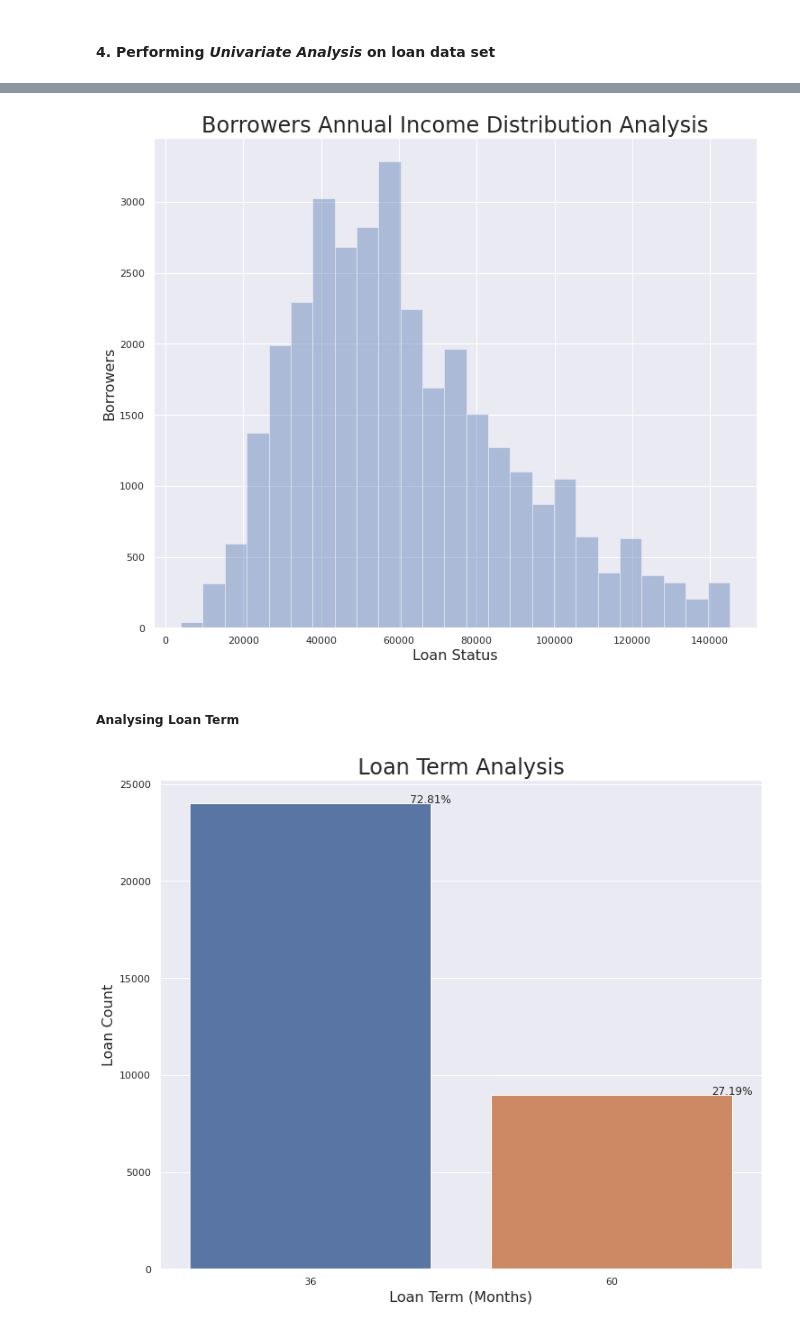
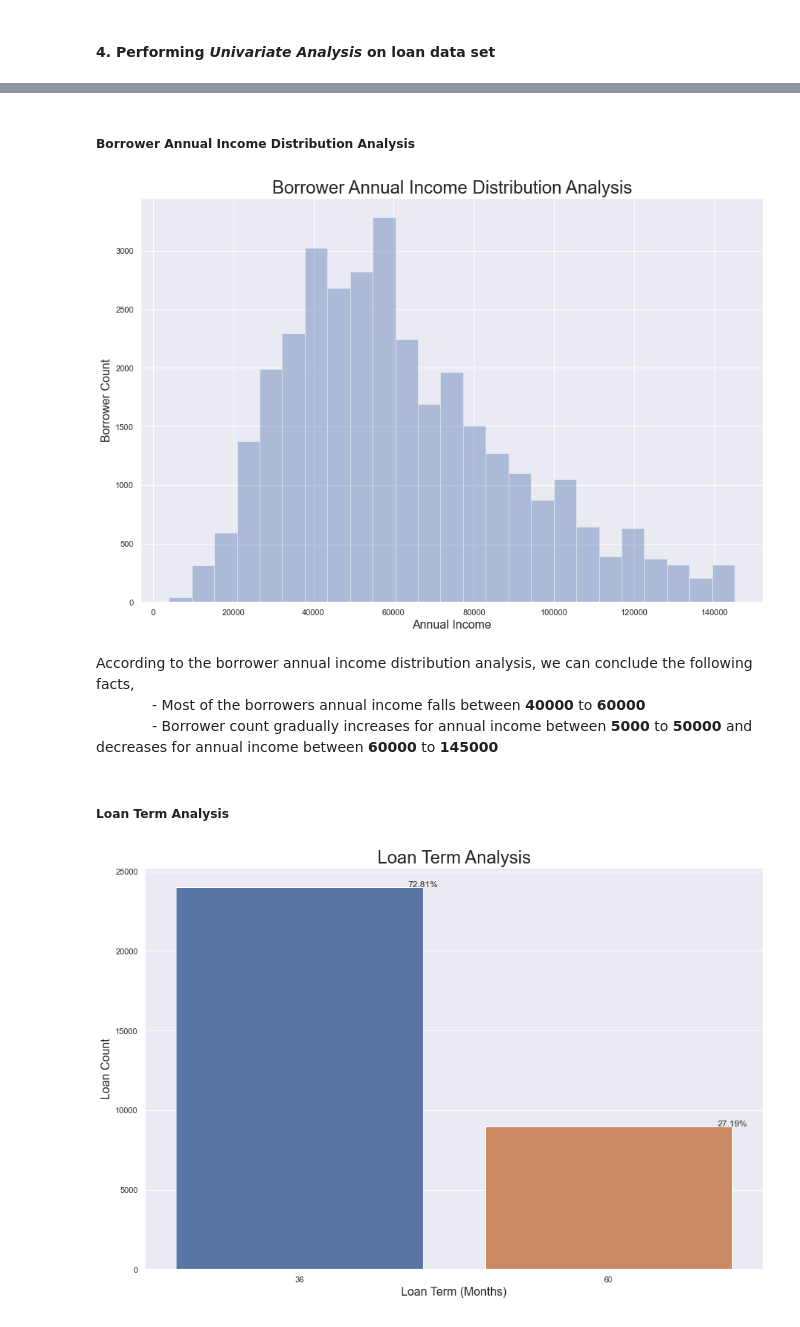
Before and after one commit to edwinttmm/LendingClubCaseStudy, a Jupyter notebook: LendingClubCaseStudySolution.ipynb, the cells around one changed output, grey strips where cells are left out. Saved outputs shown, nothing was run; the diff lists cells and outputs as text; code cells hidden in the pictures.

```diff
--- a/LendingClubCaseStudySolution.ipynb
+++ b/LendingClubCaseStudySolution.ipynb
@@ -293,7 +293,7 @@ loan_data.emp_length = loan_data.emp_length.apply(lambda x: 0 if x=='< 1 year' e
 # %%
 # segregate last_pymnt_d into issue_d_month & issue_d_year
 loan_data['issue_d_month'] = loan_data.issue_d.str.split('-', 1).str[0]
-loan_data['issue_d_year'] = loan_data.issue_d.str.split('-', 1).str[1].apply(lambda x: '20'+x)
+loan_data['issue_d_year'] = loan_data.issue_d.str.split('-', 1).str[1].apply(lambda x: int('20'+x))
 # %%
 # segregate earliest_cr_line into earliest_cr_line_month & earliest_cr_line_year
 loan_data['earliest_cr_line_month'] = loan_data.earliest_cr_line.str.split('-', 1).str[0]
@@ -427,5 +436,6 @@ __As per the above vital sanity checks, we can ensure that the loan data set is
 # %%
-def univar(variable1,title,xlabel,yabel,a,b):
+# creating the method for plot bar chart
+def univar_bar(variable1,title,xlabel,yabel,a,b):
         counts = loan_data[variable1].value_counts().rename_axis(variable1).reset_index(name='count')
         sns.set(rc={'figure.figsize':(a,b)})
 
@@ -469,13 +495,19 @@ uni_dist('loan_amnt','Loan Amount Distribution Analysis','Loan Amount','Borrower
+# %% [markdown]
+##### Borrower Annual Income Distribution Analysis
 # %%
-uni_dist('annual_inc','Borrowers Annual Income Distribution Analysis','Loan Status','Borrowers')
+# plotting the borrower annual income distribution chart
+univar_dist('annual_inc','Borrower Annual Income Distribution Analysis','Annual Income','Borrower Count',25,15,10)
 # %% [output]
-[figure, old version]
+[figure, new version]
+# %% [markdown]
+According to the borrower annual income distribution analysis, we can conclude the following facts,<br>
+&emsp;&emsp;&emsp;&emsp;- Most of the borrowers annual income falls between __40000__ to __60000__<br>
+&emsp;&emsp;&emsp;&emsp;- Borrower count gradually increases for annual income between __5000__ to __50000__ and decreases for annual income between __60000__ to __145000__<br>
 # %% [markdown]
-##### Analysing Loan Term
+##### Loan Term Analysis
 # %%
-# plotting loan status including percentage
-
-univar('term', 'Loan Term Analysis','Loan Term (Months)', 'Loan Count',12,10)
+# plotting loan term including percentage
+univar_bar('term', 'Loan Term Analysis','Loan Term (Months)', 'Loan Count',15,10)
 # %% [output]
-[figure, old version]
+[figure, new version]
 # %% [markdown]
```
Also changed, not shown: parts of 25 cells of this notebook.
